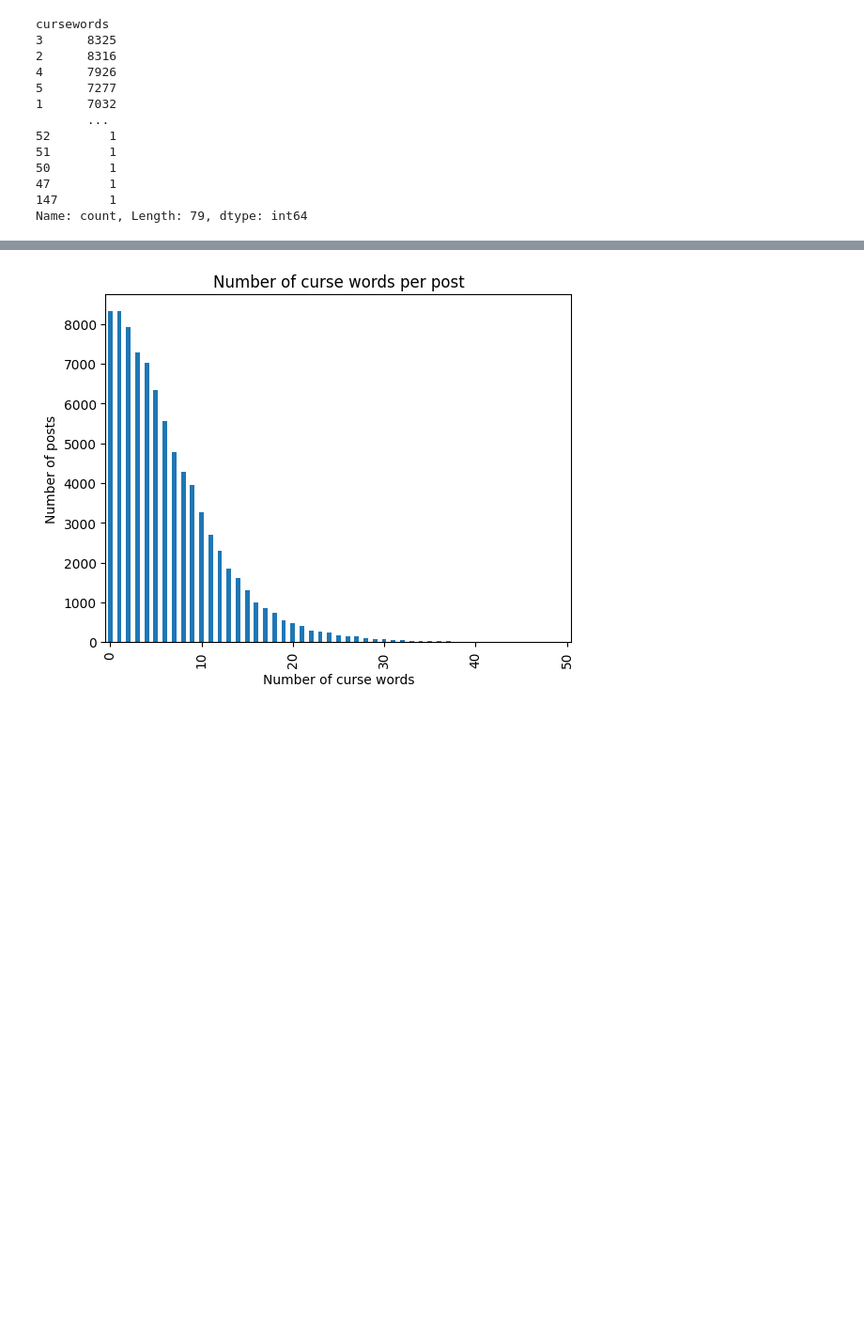
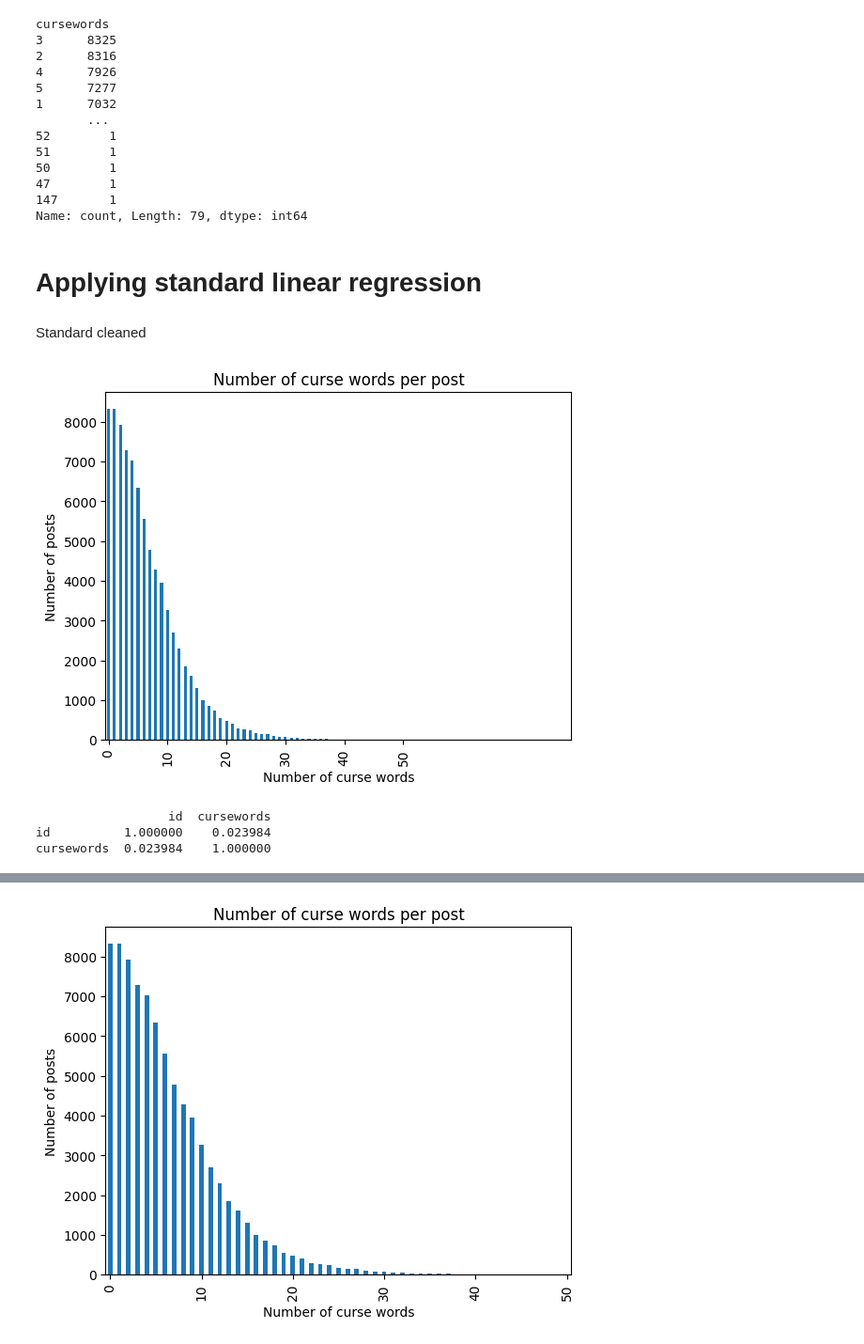
Before and after one commit to Bachelor-Data-Science/Language-AI, a Jupyter notebook: Data Exploration.ipynb, the cells around one changed output, grey strips where cells are left out. Shown: that part at 94% size. Drawn from its saved outputs; the diff is of its cells as text; code cells hidden in the pictures; blank space fills up the shorter version.

```diff
--- a/Data Exploration.ipynb
+++ b/Data Exploration.ipynb
@@ -253,3 +240,7 @@ cursewords
 Name: count, Length: 79, dtype: int64
 # %%
 df_nationality_cleaned = df_nationality[df_nationality['cursewords'] <= 50]
+# %% [markdown]
+# Applying standard linear regression
+# %% [markdown]
+Standard cleaned
@@ -255,0 +250,13 @@ df_nationality_cleaned = df_nationality[df_nationality['cursewords'] <= 50]
+# %%
+df_nationality.value_counts('cursewords').plot(kind='bar', fontsize=10, xlabel = "Number of curse words", ylabel="Number of posts", title="Number of curse words per post", xticks=np.arange(0, 51, 10));
+# %% [output]
+[figure, added]
+# %%
+correlation = df_nationality['id'].corr(df_nationality['cursewords'])
+df_new = df_nationality[['id', 'cursewords']].copy()
+correlation_matrix = df_new.corr()
+print(correlation_matrix)
+# %% [output]
+                  id  cursewords
+id          1.000000    0.023984
+cursewords  0.023984    1.000000
```
Also changed, not shown: parts of 39 cells of this notebook, 1 other file.
